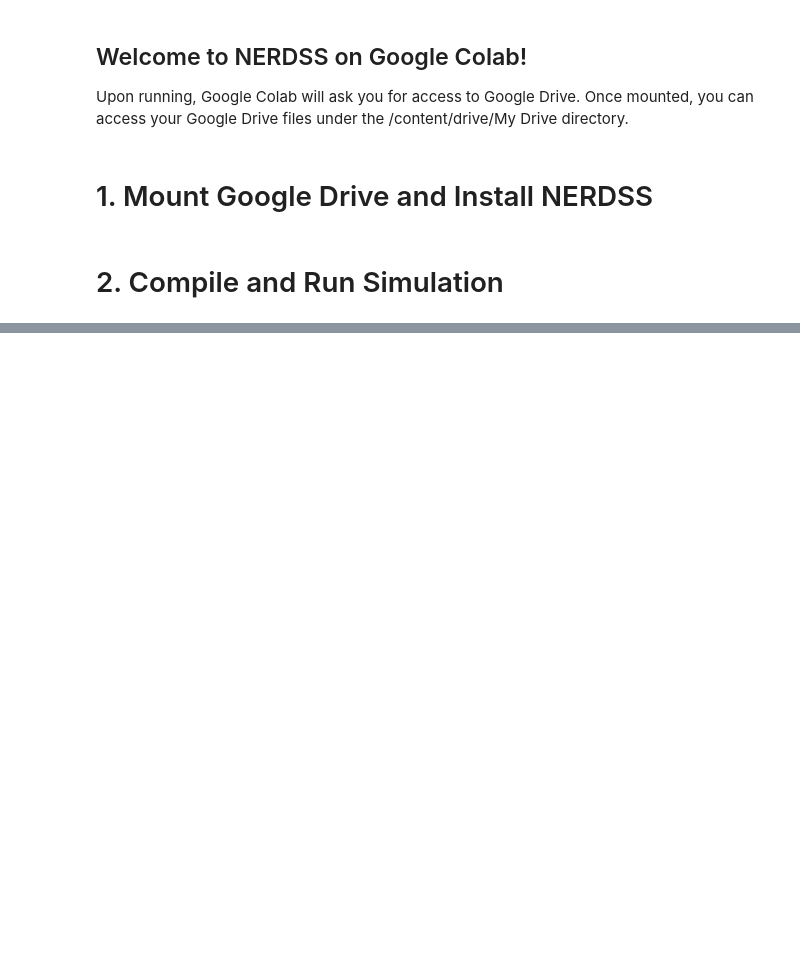
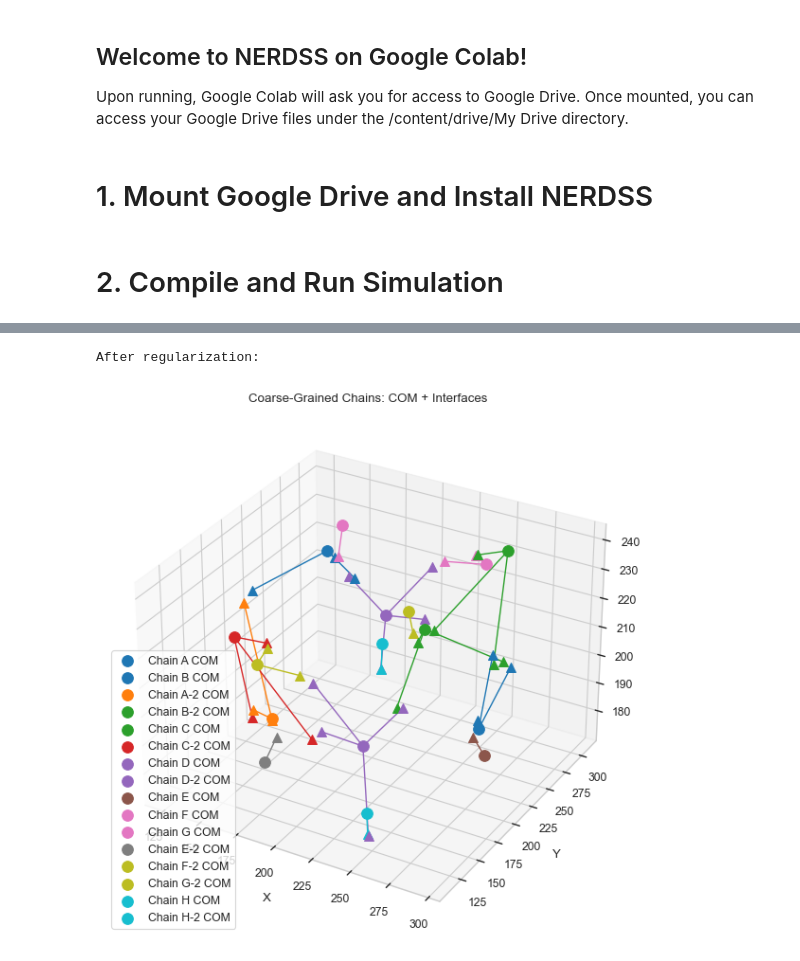
Before and after one commit to jonathanfischer97/ionerdss, a Jupyter notebook: docs/source/Run_NERDSS_colab.ipynb, the cells around one changed output, grey strips where cells are left out. Cells and saved outputs as stored; diff of their text form; code cells hidden in the pictures; blank space fills up the shorter version.

```diff
--- a/docs/source/Run_NERDSS_colab.ipynb
+++ b/docs/source/Run_NERDSS_colab.ipynb
@@ -59,0 +99,8 @@ os.chdir('/content/drive/My Drive/NERDSS/sample_inputs/VALIDATE_SUITE/unimolecul
+# %%
+model.regularize_molecules()
+
+print('After regularization:')
+model.plot_regularized_structure()
+# %% [output]
+After regularization:
+[figure, added]
```
Also changed, not shown: parts of 8 cells of this notebook.
